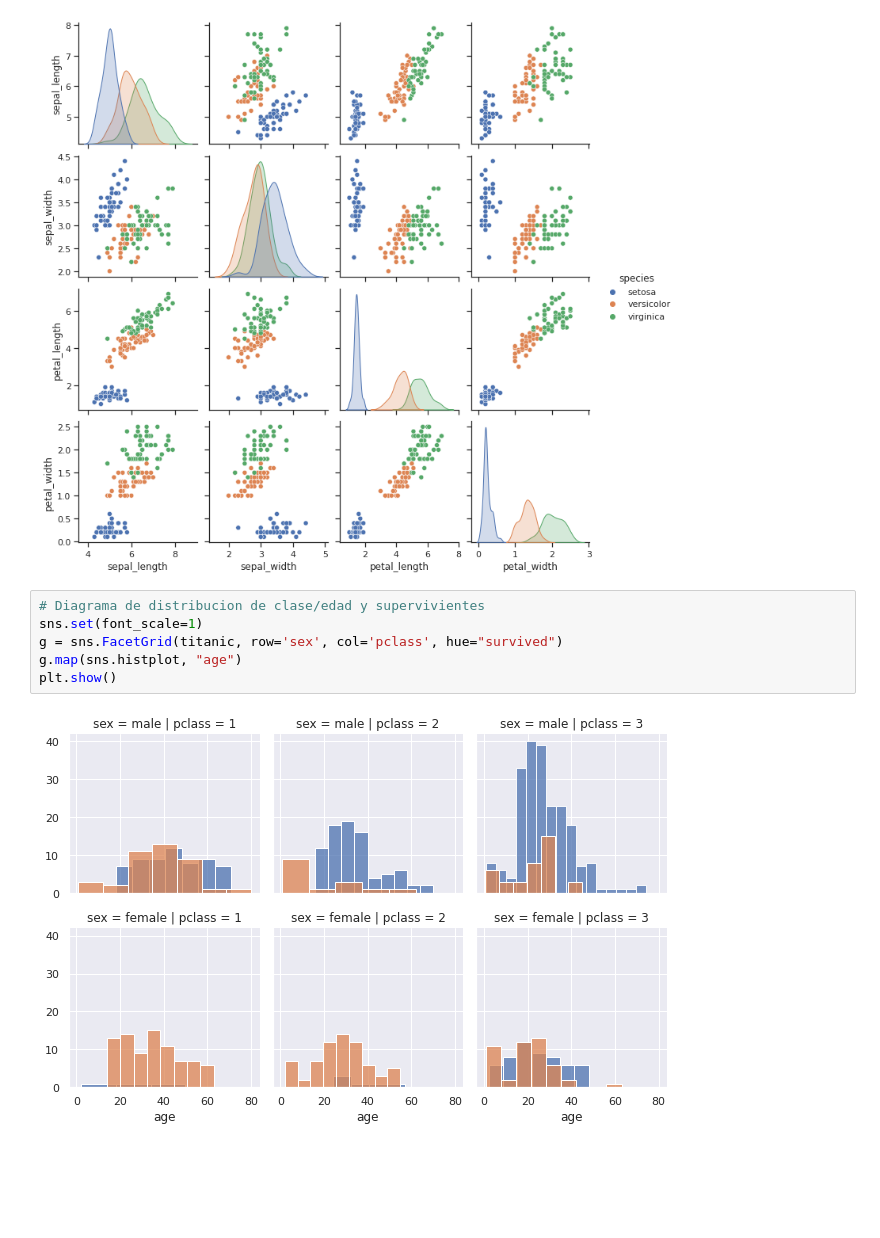
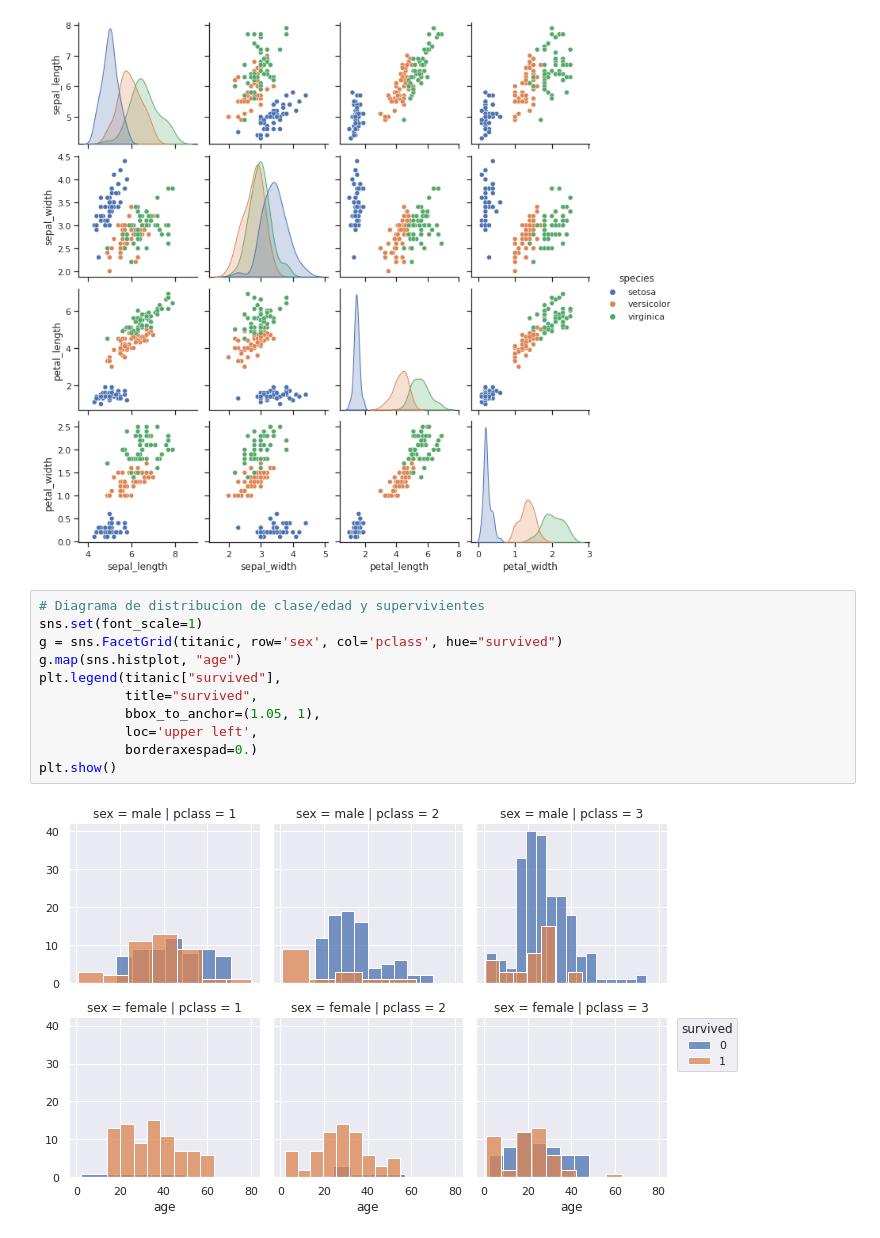
Before and after one commit to Ralvaro/ralvaro-visualizacion-ag, a Jupyter notebook: Visualizacion_de_Datos_AG3.ipynb, the cells around one changed output. Cells and saved outputs as stored; diff of their text form; blank space fills up the shorter version.

```diff
--- a/Visualizacion_de_Datos_AG3.ipynb
+++ b/Visualizacion_de_Datos_AG3.ipynb
@@ -162,8 +162,13 @@ sns.pairplot(df, hue="species")
 # %%
 # Diagrama de distribucion de clase/edad y supervivientes
 sns.set(font_scale=1)
 g = sns.FacetGrid(titanic, row='sex', col='pclass', hue="survived")
 g.map(sns.histplot, "age")
+plt.legend(titanic["survived"],
+           title="survived",
+           bbox_to_anchor=(1.05, 1),
+           loc='upper left',
+           borderaxespad=0.)
 plt.show()
 # %% [output]
-[figure, old version]
+[figure, new version]
```
